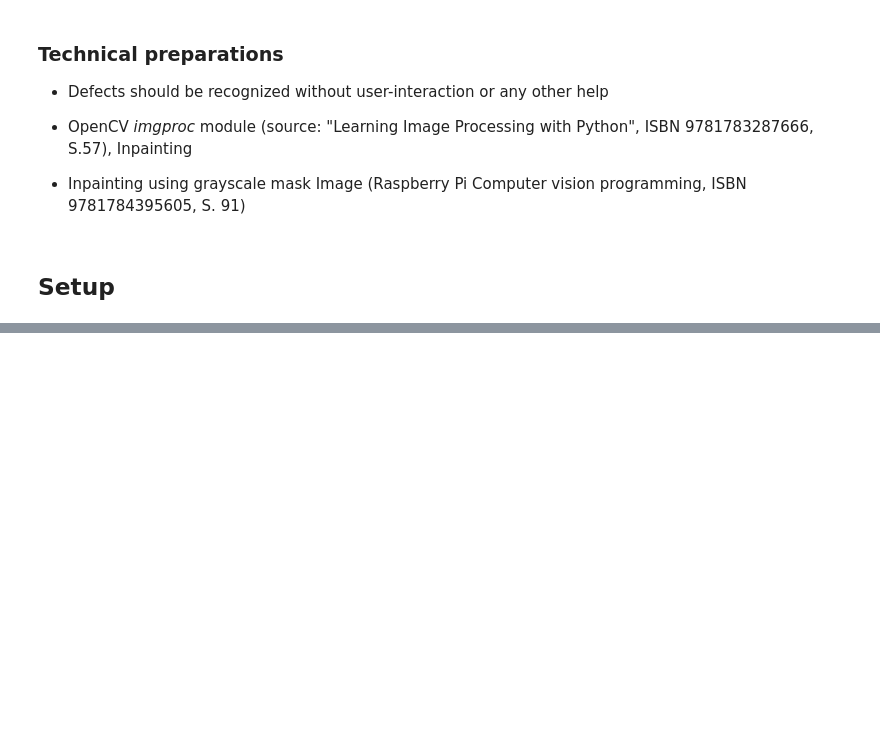
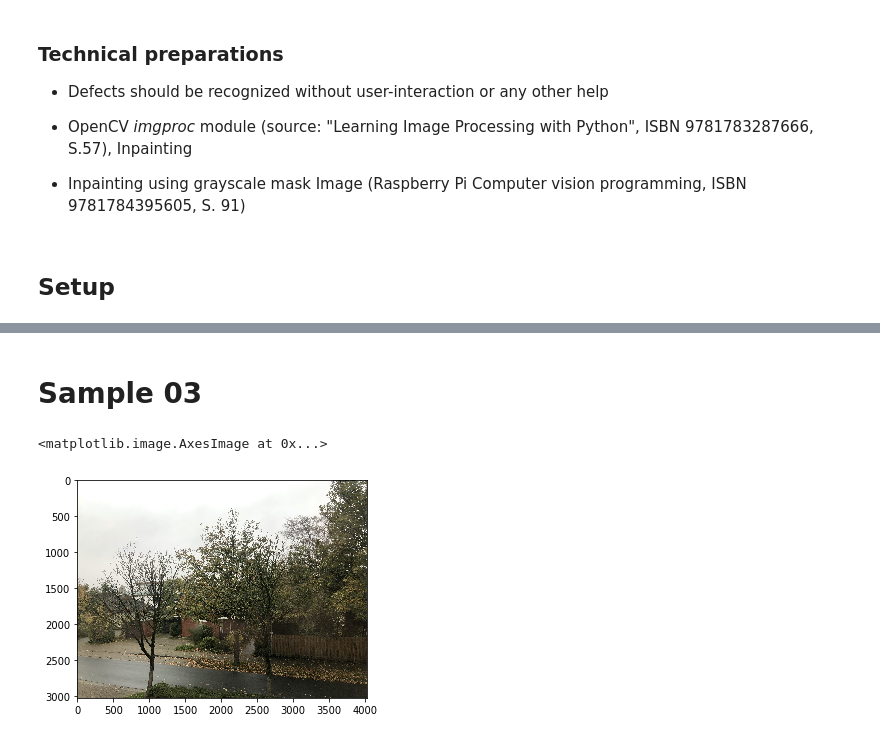
Before and after one commit to uol-mediaprocessing-201920/group-projects-image-restauration, a Jupyter notebook: main.ipynb, the cells around one changed output, grey strips where cells are left out. Cells and saved outputs as stored; diff of their text form; code cells hidden in the pictures; blank space fills up the shorter version.

```diff
--- a/main.ipynb
+++ b/main.ipynb
@@ -76,0 +104,13 @@ plt.imshow(img)
+# %% [markdown]
+# Sample 03
+# %%
+sample3 = cv2.imread("sample03-damaged.jpg")
+mask3 = imread_mask("sample03-mask.jpg")
+
+radius = 10
+result3 = cv2.inpaint(sample3, mask3, radius, cv2.INPAINT_TELEA)
+
+plt.imshow(cv2.cvtColor(result3, cv2.COLOR_BGR2RGB))
+# %% [output]
+<matplotlib.image.AxesImage at 0x...>
+[figure, added]
```
Also changed, not shown: parts of 11 cells of this notebook.
